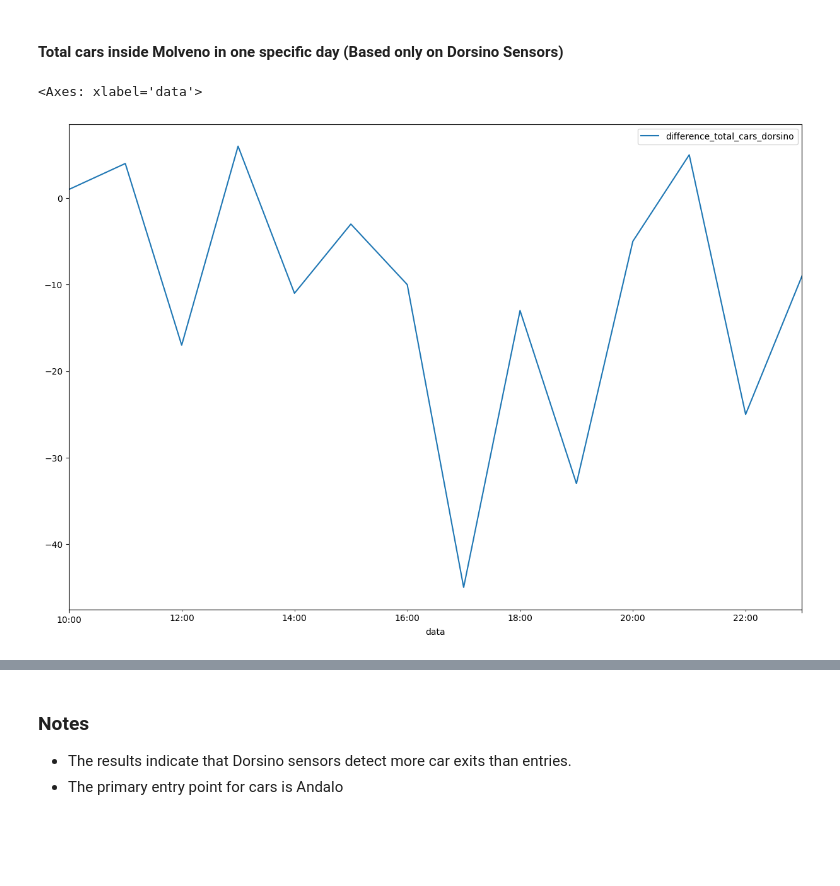
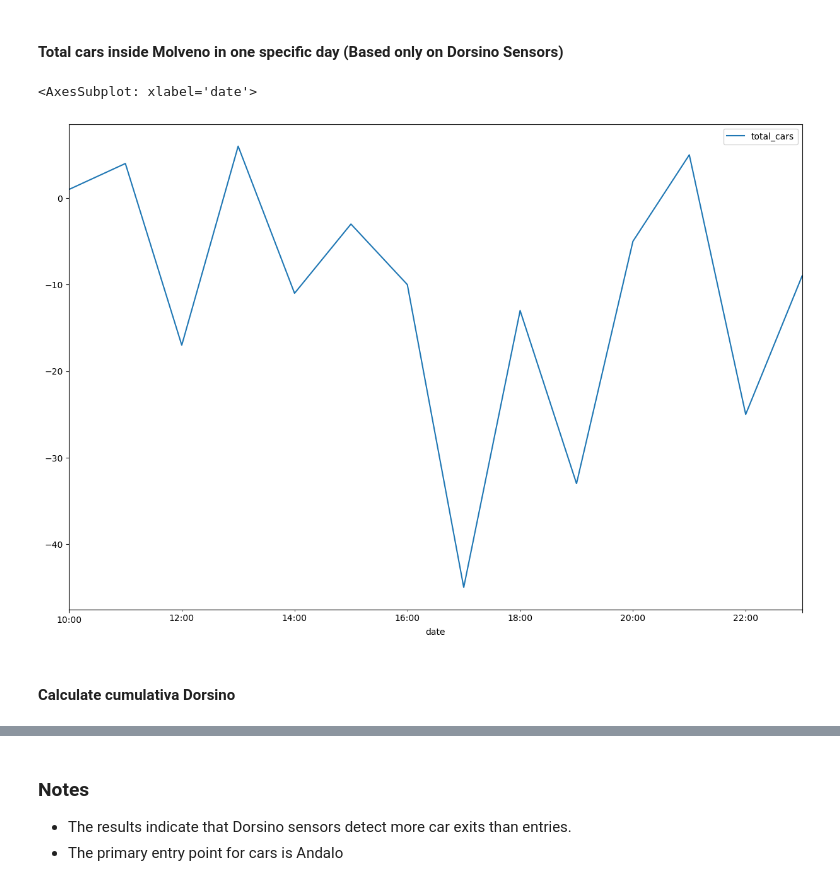
Before and after one commit to tn-aixpa/datiturismo, a Jupyter notebook: experiments/1.overtourism.ipynb, the cells around one changed output, grey strips where cells are left out. Saved outputs shown, nothing was run; the diff lists cells and outputs as text; code cells hidden in the pictures; blank space fills up the shorter version.

```diff
--- a/experiments/1.overtourism.ipynb
+++ b/experiments/1.overtourism.ipynb
@@ -366,12 +370,12 @@ contamezzi_df
 # %% [markdown]
 ### Enrich the dataset - split the date and provide total cars
 # %%
-contamezzi_df["data"] = pd.to_datetime(contamezzi_df["data"])
-contamezzi_df["day"] = pd.to_datetime(pd.to_datetime(contamezzi_df["data"]).dt.date)
-contamezzi_df["hour"] = pd.to_datetime(contamezzi_df["data"]).dt.hour
+contamezzi_df["date"] = pd.to_datetime(contamezzi_df["date"])
+contamezzi_df["day"] = pd.to_datetime(pd.to_datetime(contamezzi_df["date"]).dt.date)
+contamezzi_df["hour"] = pd.to_datetime(contamezzi_df["date"]).dt.hour
 contamezzi_df = contamezzi_df[
-    (contamezzi_df["data"] >= START_DATE) &
-    (contamezzi_df["data"] <= END_DATE)
+    (contamezzi_df["date"] >= START_DATE) &
+    (contamezzi_df["date"] <= END_DATE)
 ]
 contamezzi_df["total_cars"] = contamezzi_df[["cl1", "cl2", "cl3", "cl4", "cl5", "cl6", "cl7", "nonrilevato"]].sum(axis=1)
 contamezzi_df
@@ -581,8 +601,8 @@ diff_aldeno_df[diff_aldeno_df["day"] == SPECIFIC_DAY][["data", "difference_total
 # %% [markdown]
 ### Entrate da  Dorsino (sensore M42)
 # %%
-entrata_dorsino = contamezzi_df[(contamezzi_df["sensore"] == "M42") & (contamezzi_df["direzione"] == 2)].groupby("data")[["cl1", "cl2", "cl3", "cl4", "cl5", "cl6", "cl7", "nonrilevato", "total_cars"]].sum()
+entrata_dorsino = contamezzi_df[(contamezzi_df["sensore"] == "M42") & (contamezzi_df["direzione"] == 2)].groupby("date")[["cl1", "cl2", "cl3", "cl4", "cl5", "cl6", "cl7", "nonrilevato", "total_cars"]].sum()
 entrata_dorsino = entrata_dorsino.reset_index()
-entrata_dorsino["day"] = pd.to_datetime(pd.to_datetime(entrata_dorsino["data"]).dt.date)
+entrata_dorsino["day"] = pd.to_datetime(pd.to_datetime(entrata_dorsino["date"]).dt.date)
 entrata_dorsino
 # %% [output]
@@ -602,8 +622,8 @@ entrata_dorsino
 # %% [markdown]
 ### Uscite da Dorsino
 # %%
-uscita_dorsino = contamezzi_df[(contamezzi_df["sensore"] == "M42") & (contamezzi_df["direzione"] == 1)].groupby("data")[["cl1", "cl2", "cl3", "cl4", "cl5", "cl6", "cl7", "nonrilevato", "total_cars"]].sum()
+uscita_dorsino = contamezzi_df[(contamezzi_df["sensore"] == "M42") & (contamezzi_df["direzione"] == 1)].groupby("date")[["cl1", "cl2", "cl3", "cl4", "cl5", "cl6", "cl7", "nonrilevato", "total_cars"]].sum()
 uscita_dorsino = uscita_dorsino.reset_index()
-uscita_dorsino["day"] = pd.to_datetime(pd.to_datetime(uscita_dorsino["data"]).dt.date)
+uscita_dorsino["day"] = pd.to_datetime(pd.to_datetime(uscita_dorsino["date"]).dt.date)
 uscita_dorsino
 # %% [output]
@@ -651,0 +645,3 @@ diff_dorsino_df
+# %%
+diff_dorsino_df = entrata_dorsino.set_index(["date", "day"]).subtract(uscita_dorsino.set_index(["date", "day"])).reset_index()
+diff_dorsino_df
@@ -652,7 +662,9 @@ diff_dorsino_df
 # %% [markdown]
 #### Total cars inside Molveno in one specific day (Based only on Dorsino Sensors)
 # %%
-diff_dorsino_df[diff_dorsino_df["day"] == SPECIFIC_DAY][["data", "difference_total_cars_dorsino"]].plot(x="data", figsize=(15, 10))
+diff_dorsino_df[diff_dorsino_df["day"] == SPECIFIC_DAY][["date", "total_cars"]].plot(x="date", y="total_cars", figsize=(15, 10))
 # %% [output]
-<Axes: xlabel='data'>
+<AxesSubplot: xlabel='date'>
-[figure, old version]
+[figure, new version]
+# %% [markdown]
+#### Calculate cumulativa Dorsino
```
Also changed, not shown: parts of 69 cells of this notebook, 2 other files.
